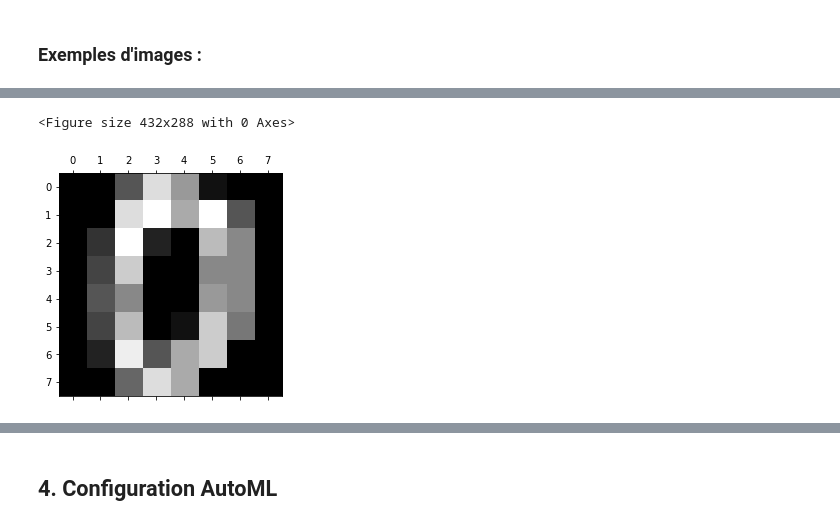
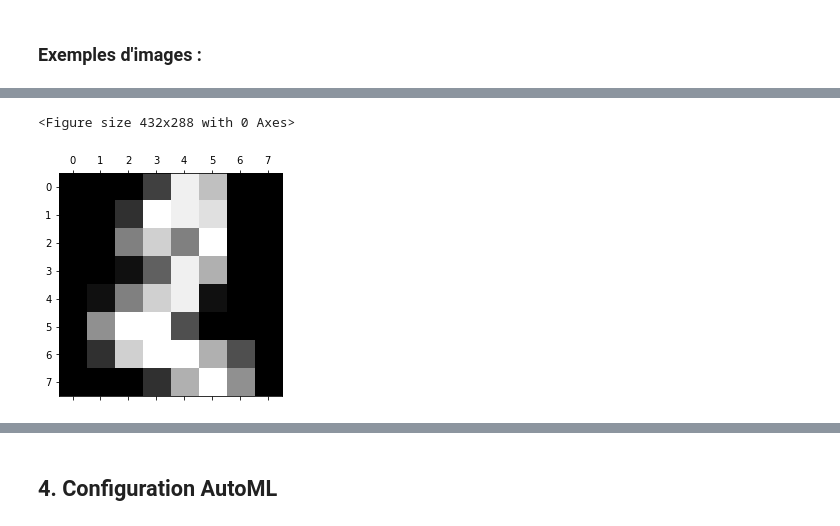
Before and after one commit to retkowsky/WorkshopAML2020, a Jupyter notebook: 2 AutoML Classification.ipynb, the cells around one changed output, grey strips where cells are left out. Drawn from its saved outputs; the diff is of its cells as text; code cells hidden in the pictures.

```diff
--- a/2 AutoML Classification.ipynb
+++ b/2 AutoML Classification.ipynb
@@ -140,8 +147,8 @@ visu(1)
 # %%
-visu(0)
+visu(2)
 # %% [output]
 <Figure size 432x288 with 0 Axes>
-[figure, old version]
+[figure, new version]
 # %%
 visu(9)
 # %% [output]
```
Also changed, not shown: parts of 19 cells of this notebook, 9 other files.
